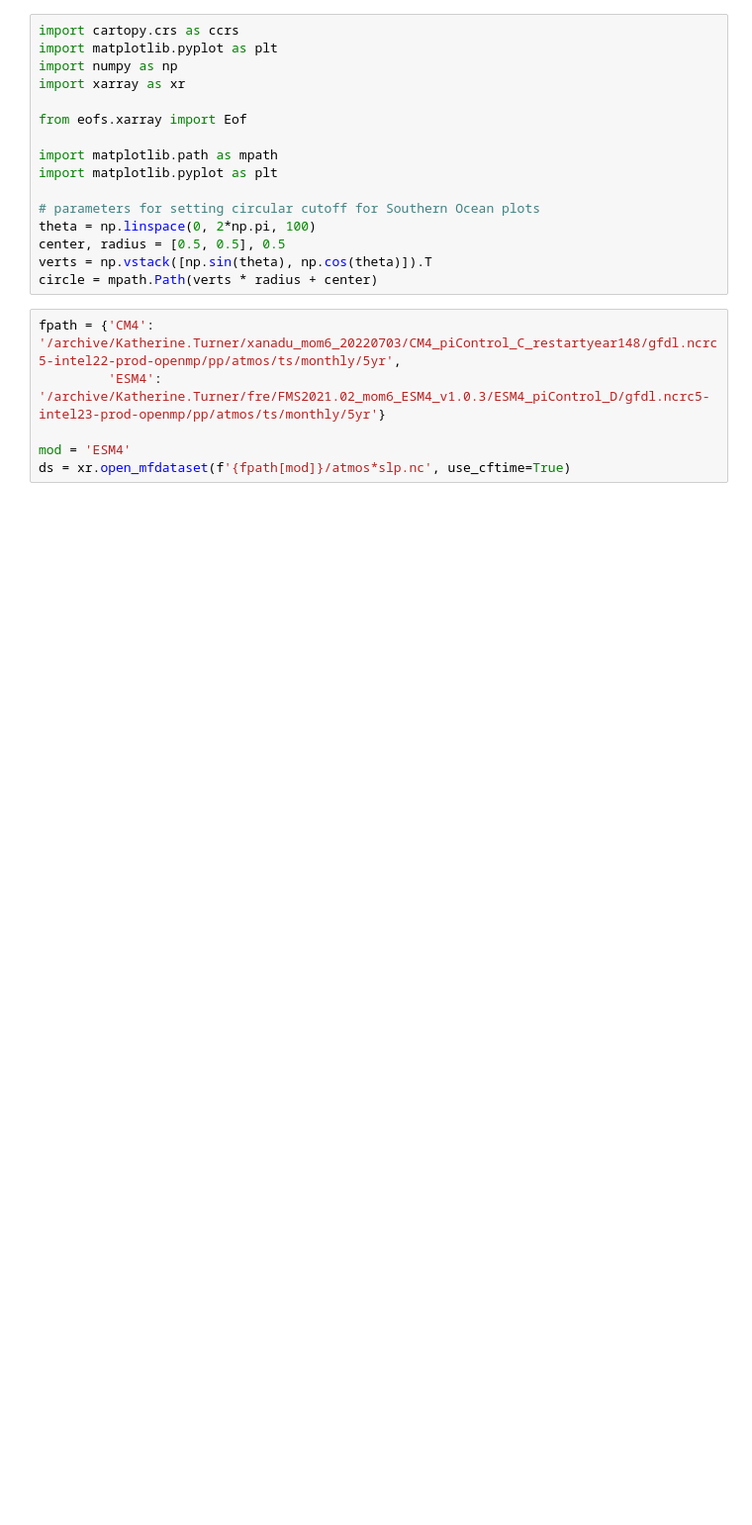
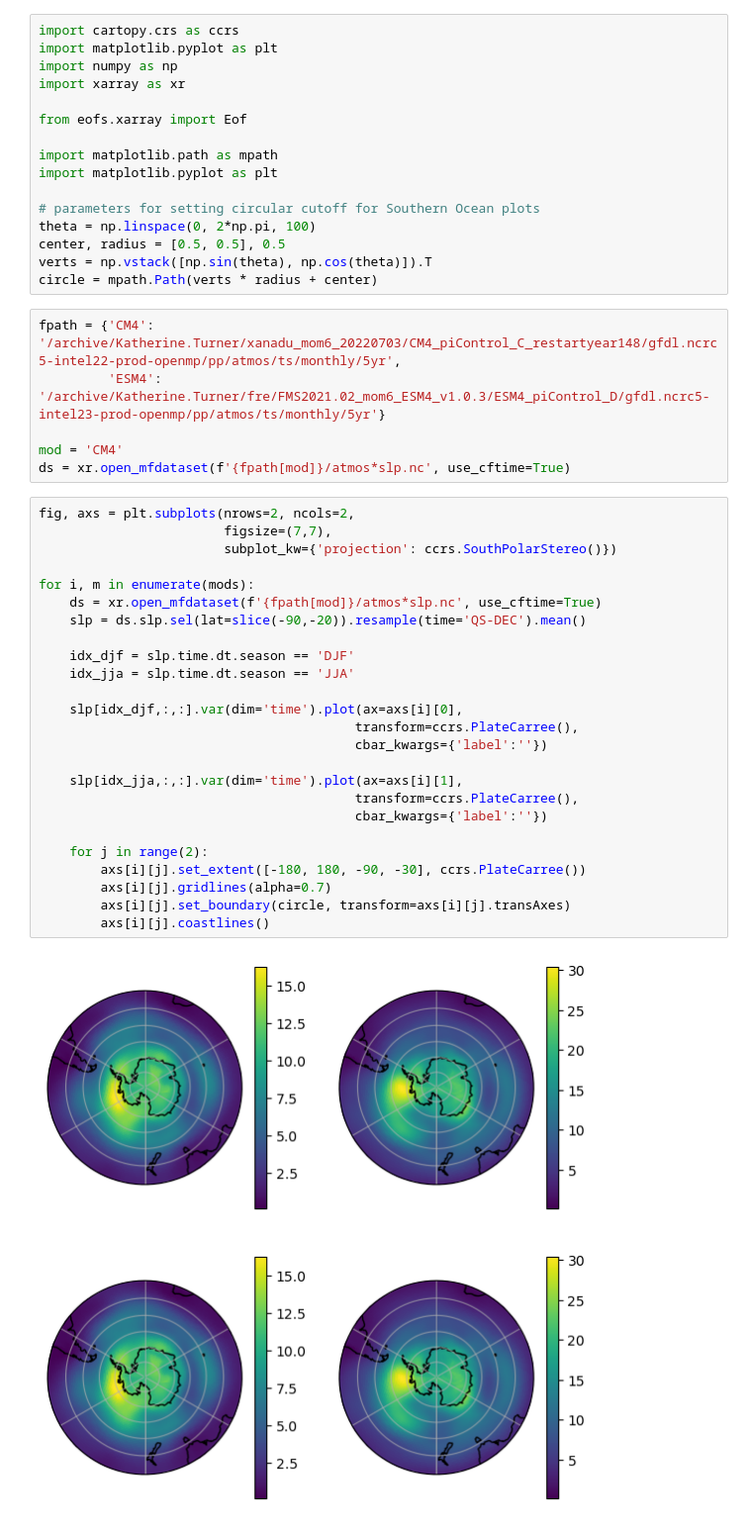
Before and after one commit to keturner8/stormtrack_variability, a Jupyter notebook: notebooks/mode_correlations/SAM.ipynb, the cells around one changed output. Shown at 99% size. Drawn from its saved outputs; the diff is of its cells as text; blank space fills up the shorter version.

```diff
--- a/notebooks/mode_correlations/SAM.ipynb
+++ b/notebooks/mode_correlations/SAM.ipynb
@@ -18,8 +18,35 @@ circle = mpath.Path(verts * radius + center)
 fpath = {'CM4':  '/archive/Katherine.Turner/xanadu_mom6_20220703/CM4_piControl_C_restartyear148/gfdl.ncrc5-intel22-prod-openmp/pp/atmos/ts/monthly/5yr',
          'ESM4': '/archive/Katherine.Turner/fre/FMS2021.02_mom6_ESM4_v1.0.3/ESM4_piControl_D/gfdl.ncrc5-intel23-prod-openmp/pp/atmos/ts/monthly/5yr'}
 
-mod = 'ESM4'
+mod = 'CM4'
 ds = xr.open_mfdataset(f'{fpath[mod]}/atmos*slp.nc', use_cftime=True)
+# %%
+fig, axs = plt.subplots(nrows=2, ncols=2,
+                        figsize=(7,7),
+                        subplot_kw={'projection': ccrs.SouthPolarStereo()})
+
+for i, m in enumerate(mods):
+    ds = xr.open_mfdataset(f'{fpath[mod]}/atmos*slp.nc', use_cftime=True)
+    slp = ds.slp.sel(lat=slice(-90,-20)).resample(time='QS-DEC').mean()
+
+    idx_djf = slp.time.dt.season == 'DJF'
+    idx_jja = slp.time.dt.season == 'JJA'
+
+    slp[idx_djf,:,:].var(dim='time').plot(ax=axs[i][0],
+                                         transform=ccrs.PlateCarree(),
+                                         cbar_kwargs={'label':''})
+
+    slp[idx_jja,:,:].var(dim='time').plot(ax=axs[i][1],
+                                         transform=ccrs.PlateCarree(),
+                                         cbar_kwargs={'label':''})
+
+    for j in range(2):
+        axs[i][j].set_extent([-180, 180, -90, -30], ccrs.PlateCarree())
+        axs[i][j].gridlines(alpha=0.7)
+        axs[i][j].set_boundary(circle, transform=axs[i][j].transAxes)
+        axs[i][j].coastlines()
+# %% [output]
+[figure, added]
 # %%
 fig, axs = plt.subplots(nrows=1, ncols=2,
                         figsize=(7,3),
```
Also changed, not shown: parts of 6 cells of this notebook, 1 other file.
